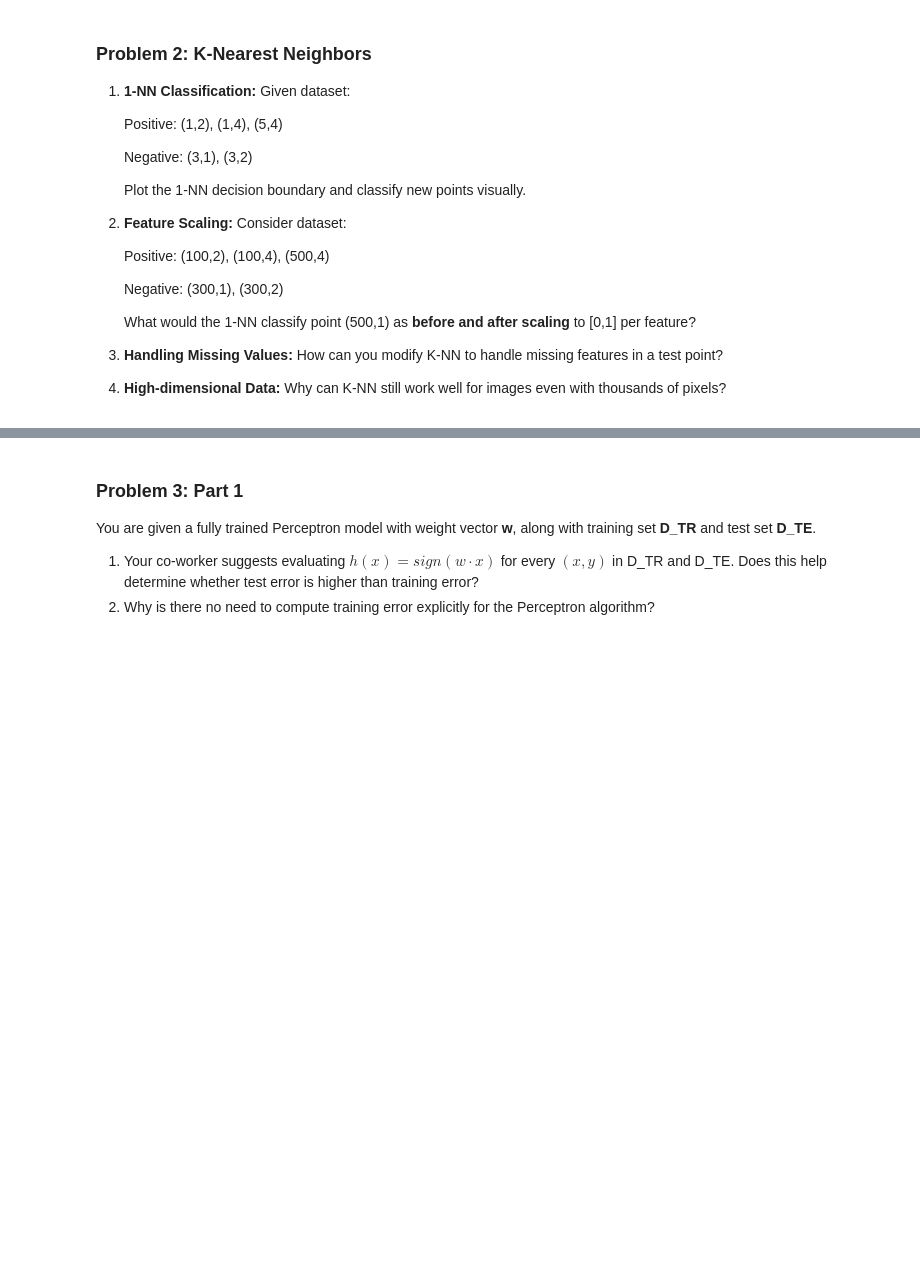
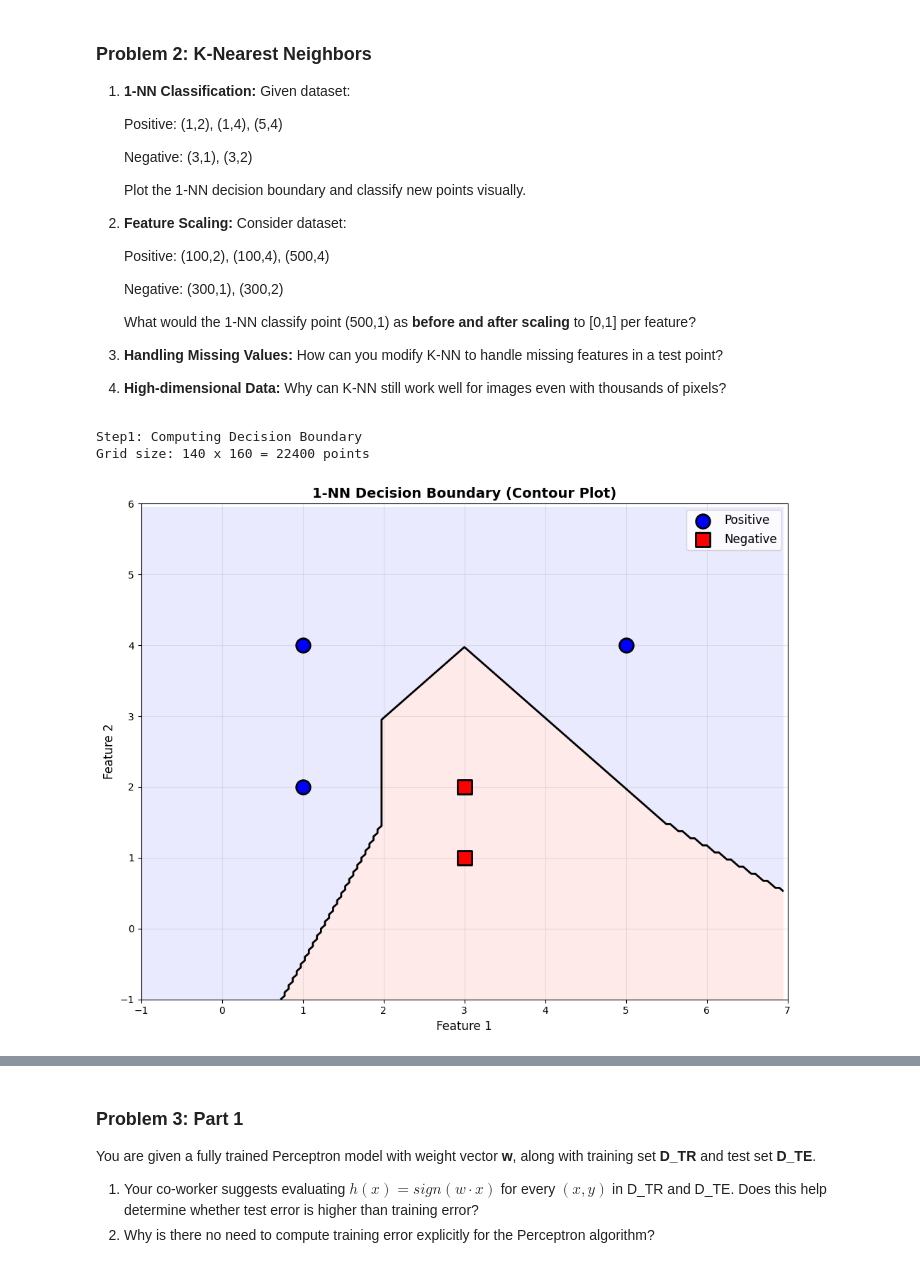
Before and after one commit to yaasamiiiin/nyu-bootcamp-yasamin, a Jupyter notebook: Week 6/Week6_HW.ipynb, the cells around one changed output, grey strips where cells are left out. Cells and saved outputs as stored; diff of their text form; code cells hidden in the pictures; blank space fills up the shorter version.

```diff
--- a/Week 6/Week6_HW.ipynb
+++ b/Week 6/Week6_HW.ipynb
@@ -47,0 +49,73 @@ All solution cells are replaced with `# TODO` placeholders so you can fill them
+# %%
+# Question 1: 1-NN Classification
+# 1-NN just uses the single closest point to classify a new point.
+# The decision boundary is where you're exactly equidistant from the nearest positive and nearest negative points.
+
+def plot_1nn_decision_boundary(X,Y):
+    """Plot 1-NN decision boundary using meshgrid and contour"""
+
+    # Create a mesh grid
+    x_min, x_max = -1, 7
+    y_min, y_max = -1, 6
+    h = 0.05  # Step size in the mesh
+
+    xx, yy = np.meshgrid(np.arange(x_min, x_max, h),
+                         np.arange(y_min, y_max, h))
+
+    # Classify each point in the mesh
+    print("\nStep1: Computing Decision Boundary")
+    print(f"Grid size: {xx.shape[0]} x {xx.shape[1]} = {xx.shape[0] * xx.shape[1]} points")
+
+    Z = np.zeros(xx.shape)
+    for i in range(xx.shape[0]):
+        for j in range(xx.shape[1]):
+            # Current point
+            point = np.array([xx[i, j], yy[i, j]])
+
+            # Calculate distances to all training points
+            distances = np.linalg.norm(X - point, axis=1)
+
+            # Find nearest neighbor
+            nearest_idx = np.argmin(distances)
+            Z[i, j] = Y[nearest_idx]
+
+    # Plot
+    fig, ax = plt.subplots(figsize=(10, 8))
+
+    # Plot decision boundary using contourf (filled contours)
+    contour = ax.contourf(xx, yy, Z, levels=[-0.5, 0.5, 1.5],
+                          colors=['#ffcccc', '#ccccff'], alpha=0.4)
+
+    # Plot decision boundary line
+    ax.contour(xx, yy, Z, levels=[0.5], colors='black', linewidths=2)
+
+    # Plot training points
+    ax.scatter(X[Y==1, 0], X[Y==1, 1], c='blue', s=200,
+               marker='o', edgecolors='black', linewidth=2, label='Positive', zorder=3)
+    ax.scatter(X[Y==0, 0], X[Y==0, 1], c='red', s=200,
+               marker='s', edgecolors='black', linewidth=2, label='Negative', zorder=3)
+
+    ax.set_xlim(x_min, x_max)
+    ax.set_ylim(y_min, y_max)
+    ax.set_xlabel('Feature 1', fontsize=12)
+    ax.set_ylabel('Feature 2', fontsize=12)
+    ax.set_title('1-NN Decision Boundary (Contour Plot)', fontsize=14, fontweight='bold')
+    ax.legend(fontsize=12)
+    ax.grid(True, alpha=0.3)
+
+    plt.tight_layout()
+    plt.show()
+
+
+positive = np.array([[1, 2], [1, 4], [5, 4]])
+negative = np.array([[3, 1], [3, 2]])
+
+# Combine all training points
+X_train = np.vstack([positive, negative])
+y_train = np.array([1, 1, 1, 0, 0])  # 1 for positive, 0 for negative
+
+plot_1nn_decision_boundary(X_train, y_train)
+# %% [output]
+Step1: Computing Decision Boundary
+Grid size: 140 x 160 = 22400 points
+[figure, added]
```
Also changed, not shown: parts of 8 cells of this notebook.
